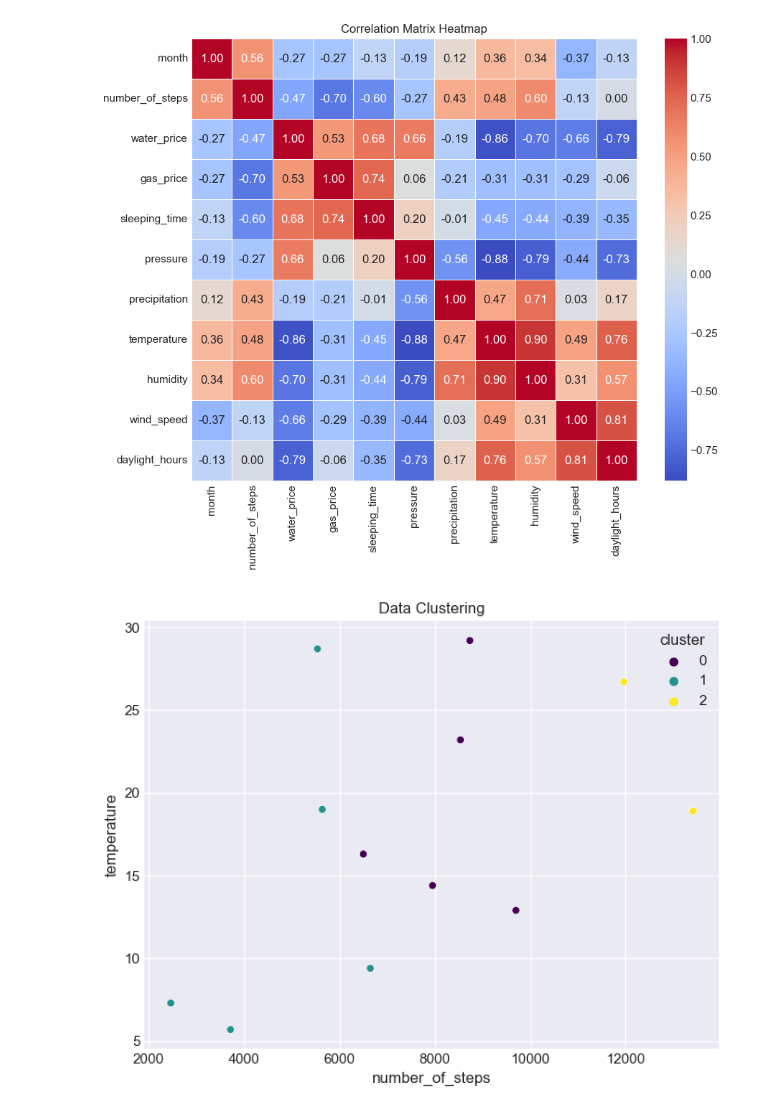
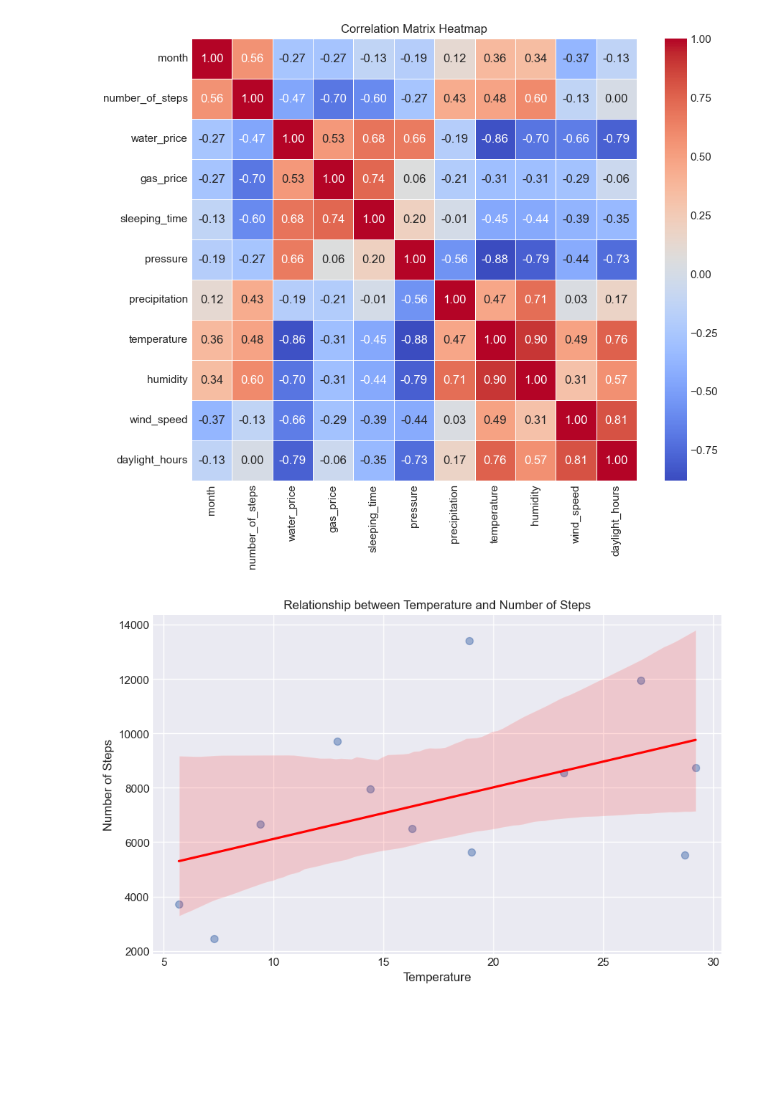
Before and after one commit to 2322006/dsp2_work, a Jupyter notebook: analysis/analysis.ipynb, the cells around one changed output. Drawn from its saved outputs; the diff is of its cells as text; code cells hidden in the pictures; blank space fills up the shorter version.

```diff
--- a/analysis/analysis.ipynb
+++ b/analysis/analysis.ipynb
@@ -80,29 +80,3 @@ df
 # %%
 import matplotlib.pyplot as plt
 import seaborn as sns
-# %%
-# グラフのスタイルを設定
-plt.style.use('seaborn-darkgrid')
-
-# 月ごとの歩数と気温を棒グラフで表示
-fig, ax1 = plt.subplots(figsize=(10, 6))
-
-# 歩数の棒グラフ
-color = 'tab:blue'
-ax1.set_xlabel('Month')
-ax1.set_ylabel('Number of Steps', color=color)
-ax1.bar(df['month'], df['number_of_steps'], color=color)
-ax1.tick_params(axis='y', labelcolor=color)
-
-# 右のy軸を作成して気温をプロット
-ax2 = ax1.twinx()
-color = 'tab:red'
-ax2.set_ylabel('Temperature', color=color)
-ax2.plot(df['month'], df['temperature'], color=color, marker='o', linestyle='--')
-ax2.tick_params(axis='y', labelcolor=color)
-
-# グラフにタイトルを追加
-plt.title('Monthly Variation of Steps and Temperature')
-
-# グラフを表示
-plt.show()
@@ -148,15 +87,13 @@ plt.title('Correlation Matrix Heatmap')
 plt.show()
 # %% [output]
 [figure]
-# %%
-from sklearn.cluster import KMeans
-
-kmeans = KMeans(n_clusters=3, random_state=42)
-df['cluster'] = kmeans.fit_predict(df.drop('month', axis=1))
-
-plt.figure(figsize=(8, 6))
-sns.scatterplot(x='number_of_steps', y='temperature', hue='cluster', data=df, palette='viridis')
-plt.title('Data Clustering')
-plt.show()
-# %% [output]
-[figure, removed]
+# %%
+# 散布図と回帰直線を作成
+plt.figure(figsize=(10, 6))
+sns.regplot(x='temperature', y='number_of_steps', data=df, scatter_kws={'s': 50, 'alpha': 0.5}, line_kws={'color': 'red'})
+plt.title('Relationship between Temperature and Number of Steps')
+plt.xlabel('Temperature')
+plt.ylabel('Number of Steps')
+plt.show()
+# %% [output]
+[figure, added]
```
Also changed, not shown: parts of 6 cells of this notebook.
